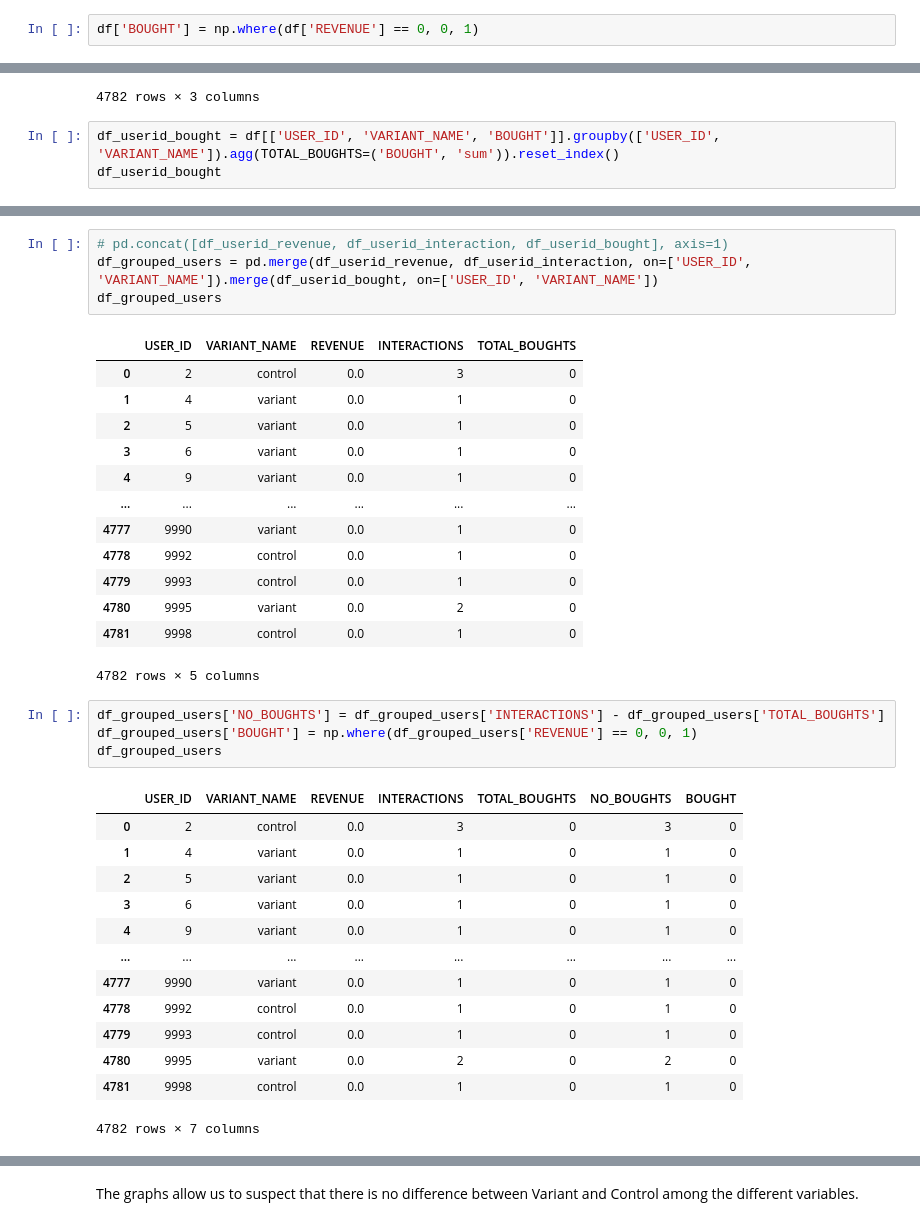
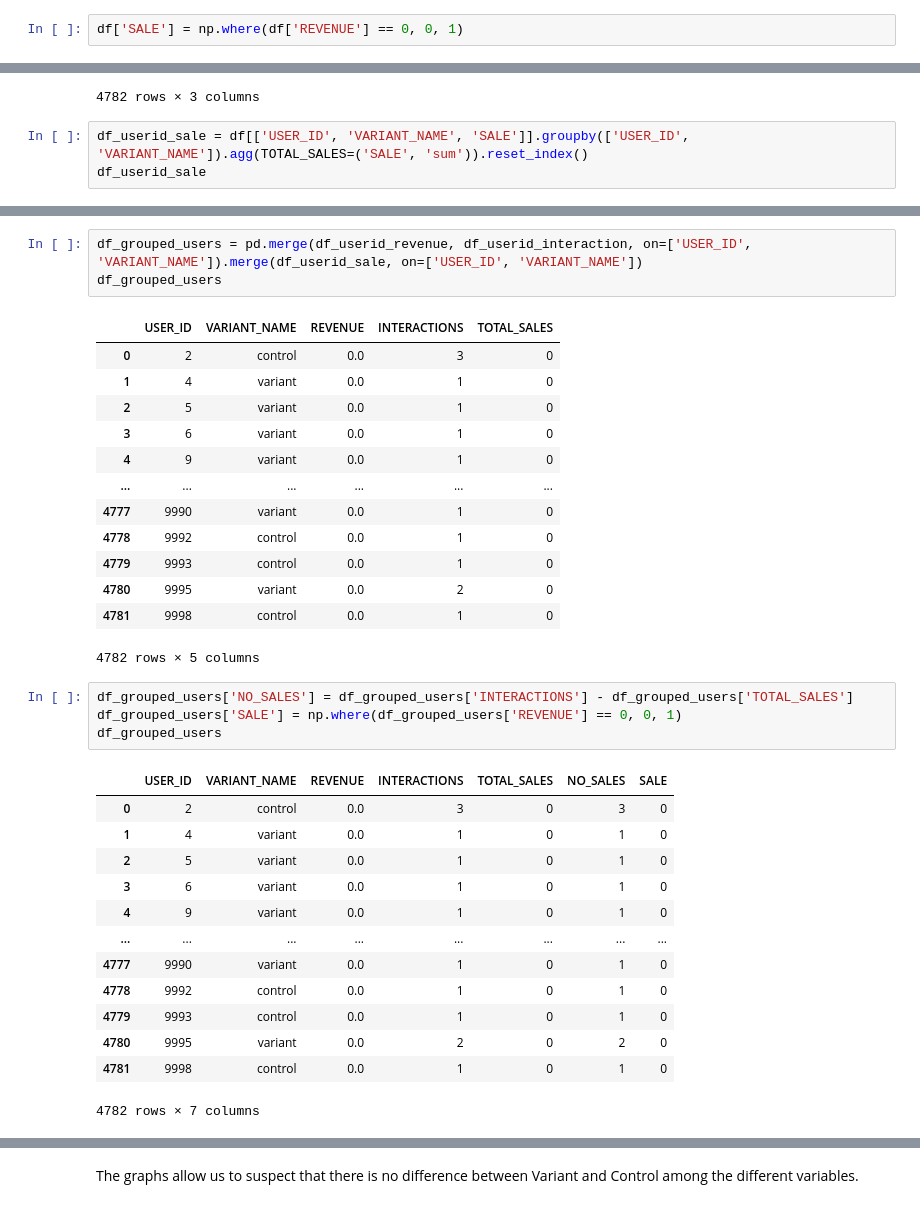
Before and after one commit to tomashbk/ab_testing, a Jupyter notebook: abtesting_2023-04-26.ipynb, the cells around one changed output, grey strips where cells are left out. Drawn from its saved outputs; the diff is of its cells as text.

```diff
--- a/abtesting_2023-04-26.ipynb
+++ b/abtesting_2023-04-26.ipynb
@@ -196,5 +194,5 @@ sns.boxenplot(
 <Axes: xlabel='VARIANT_NAME', ylabel='REVENUE'>
 [figure]
 # %%
-df['BOUGHT'] = np.where(df['REVENUE'] == 0, 0, 1)
+df['SALE'] = np.where(df['REVENUE'] == 0, 0, 1)
 # %%
@@ -252,6 +250,6 @@ df_userid_interaction
 | 4781 | 9998 | control | 1 |
 4782 rows × 3 columns
 # %%
-df_userid_bought = df[['USER_ID', 'VARIANT_NAME', 'BOUGHT']].groupby(['USER_ID', 'VARIANT_NAME']).agg(TOTAL_BOUGHTS=('BOUGHT', 'sum')).reset_index()
-df_userid_bought
+df_userid_sale = df[['USER_ID', 'VARIANT_NAME', 'SALE']].groupby(['USER_ID', 'VARIANT_NAME']).agg(TOTAL_SALES=('SALE', 'sum')).reset_index()
+df_userid_sale
 # %% [output]
@@ -269,11 +267,10 @@ df_userid_bought
 | 4781 | 9998 | control | 0 |
 4782 rows × 3 columns
 # %%
-# pd.concat([df_userid_revenue, df_userid_interaction, df_userid_bought], axis=1)
-df_grouped_users = pd.merge(df_userid_revenue, df_userid_interaction, on=['USER_ID', 'VARIANT_NAME']).merge(df_userid_bought, on=['USER_ID', 'VARIANT_NAME'])
+df_grouped_users = pd.merge(df_userid_revenue, df_userid_interaction, on=['USER_ID', 'VARIANT_NAME']).merge(df_userid_sale, on=['USER_ID', 'VARIANT_NAME'])
 df_grouped_users
 # %% [output]
-|  | USER_ID | VARIANT_NAME | REVENUE | INTERACTIONS | TOTAL_BOUGHTS |
+|  | USER_ID | VARIANT_NAME | REVENUE | INTERACTIONS | TOTAL_SALES |
 | 0 | 2 | control | 0.0 | 3 | 0 |
 | 1 | 4 | variant | 0.0 | 1 | 0 |
 | 2 | 5 | variant | 0.0 | 1 | 0 |
@@ -287,11 +284,11 @@ df_grouped_users
 | 4781 | 9998 | control | 0.0 | 1 | 0 |
 4782 rows × 5 columns
 # %%
-df_grouped_users['NO_BOUGHTS'] = df_grouped_users['INTERACTIONS'] - df_grouped_users['TOTAL_BOUGHTS']
-df_grouped_users['BOUGHT'] = np.where(df_grouped_users['REVENUE'] == 0, 0, 1)
+df_grouped_users['NO_SALES'] = df_grouped_users['INTERACTIONS'] - df_grouped_users['TOTAL_SALES']
+df_grouped_users['SALE'] = np.where(df_grouped_users['REVENUE'] == 0, 0, 1)
 df_grouped_users
 # %% [output]
-|  | USER_ID | VARIANT_NAME | REVENUE | INTERACTIONS | TOTAL_BOUGHTS | NO_BOUGHTS | BOUGHT |
+|  | USER_ID | VARIANT_NAME | REVENUE | INTERACTIONS | TOTAL_SALES | NO_SALES | SALE |
 | 0 | 2 | control | 0.0 | 3 | 0 | 3 | 0 |
 | 1 | 4 | variant | 0.0 | 1 | 0 | 1 | 0 |
 | 2 | 5 | variant | 0.0 | 1 | 0 | 1 | 0 |
```
Also changed, not shown: parts of 34 cells of this notebook.
